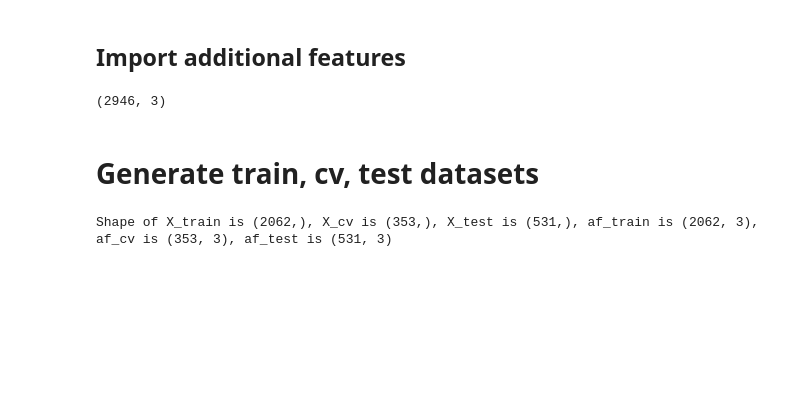
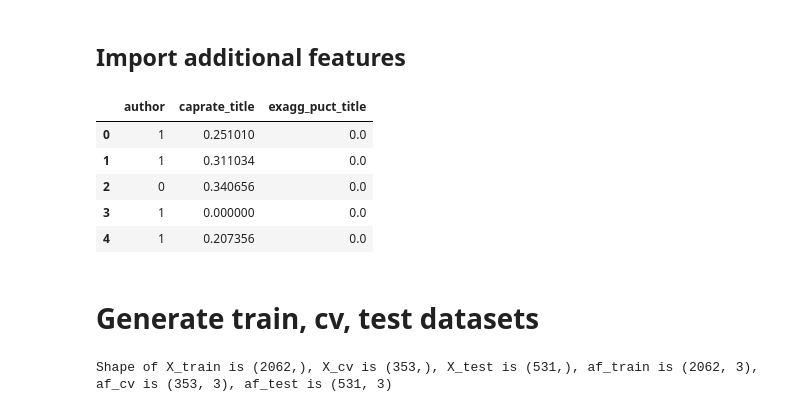
Before and after one commit to Fake-News-Project/Fake-News-Project, a Jupyter notebook: Step2_Extracting_features_and_predict_via_machine_learning.ipynb, the cells around one changed output. Cells and saved outputs as stored; diff of their text form; code cells hidden in the pictures; blank space fills up the shorter version.

```diff
--- a/Step2_Extracting_features_and_predict_via_machine_learning.ipynb
+++ b/Step2_Extracting_features_and_predict_via_machine_learning.ipynb
@@ -69,9 +69,14 @@ Fake news websites scraped are:
 # %%
 path = os.path.join('data', 'additional_features.csv')
 addfeat_df = pd.read_csv(path, usecols=[1,2,3])
-addfeat_df.shape
+addfeat_df.head()
 # %% [output]
-(2946, 3)
+|  | author | caprate_title | exagg_puct_title |
+| 0 | 1 | 0.251010 | 0.0 |
+| 1 | 1 | 0.311034 | 0.0 |
+| 2 | 0 | 0.340656 | 0.0 |
+| 3 | 1 | 0.000000 | 0.0 |
+| 4 | 1 | 0.207356 | 0.0 |
 # %% [markdown]
 # Generate train, cv, test datasets
 # %%
```
Also changed, not shown: parts of 38 cells of this notebook.
